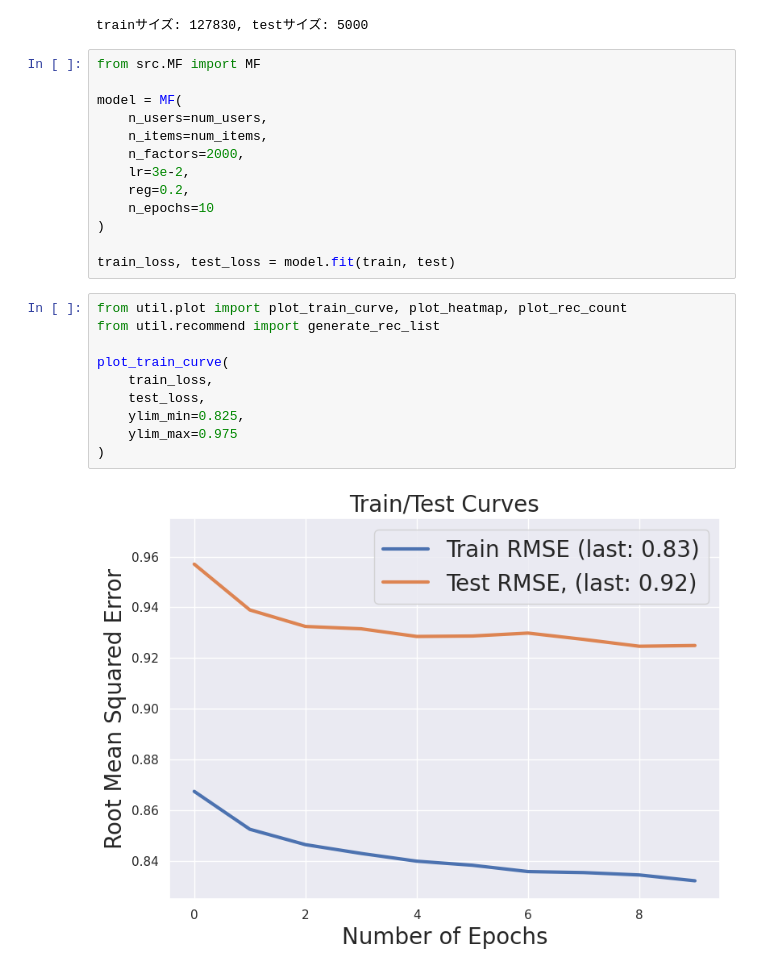
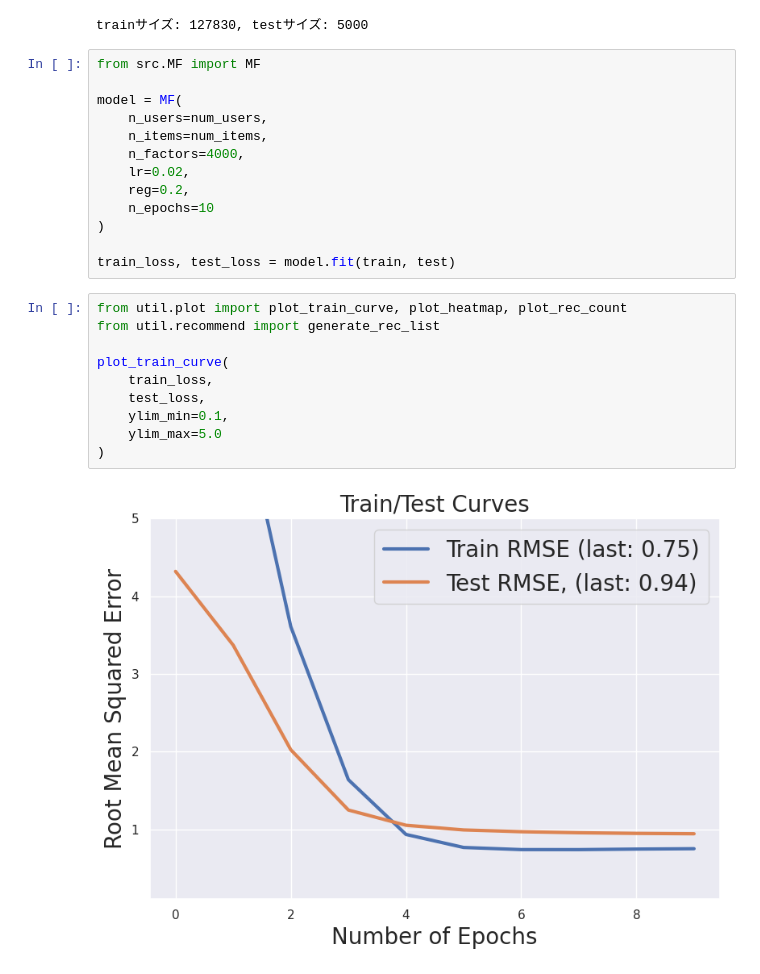
Before and after one commit to tatsuki1107/recsys-training, a Jupyter notebook: notebook/MF.ipynb, the cells around one changed output. Drawn from its saved outputs; the diff is of its cells as text.

```diff
--- a/notebook/MF.ipynb
+++ b/notebook/MF.ipynb
@@ -62,8 +58,8 @@ from src.MF import MF
 model = MF(
     n_users=num_users,
     n_items=num_items,
-    n_factors=2000,
-    lr=3e-2,
+    n_factors=4000,
+    lr=0.02,
     reg=0.2,
     n_epochs=10
 )
@@ -72,15 +68,15 @@ train_loss, test_loss = model.fit(train, test)
 # %%
 from util.plot import plot_train_curve, plot_heatmap, plot_rec_count
 from util.recommend import generate_rec_list
 
 plot_train_curve(
     train_loss,
     test_loss,
-    ylim_min=0.825,
-    ylim_max=0.975
+    ylim_min=0.1,
+    ylim_max=5.0
 )
 # %% [output]
-[figure, old version]
+[figure, new version]
 # %%
 rec_list = generate_rec_list(data, model.matrix, top_k=5)
 plot_rec_count(rec_list)
```
Also changed, not shown: parts of 9 cells of this notebook, 2 other files.
